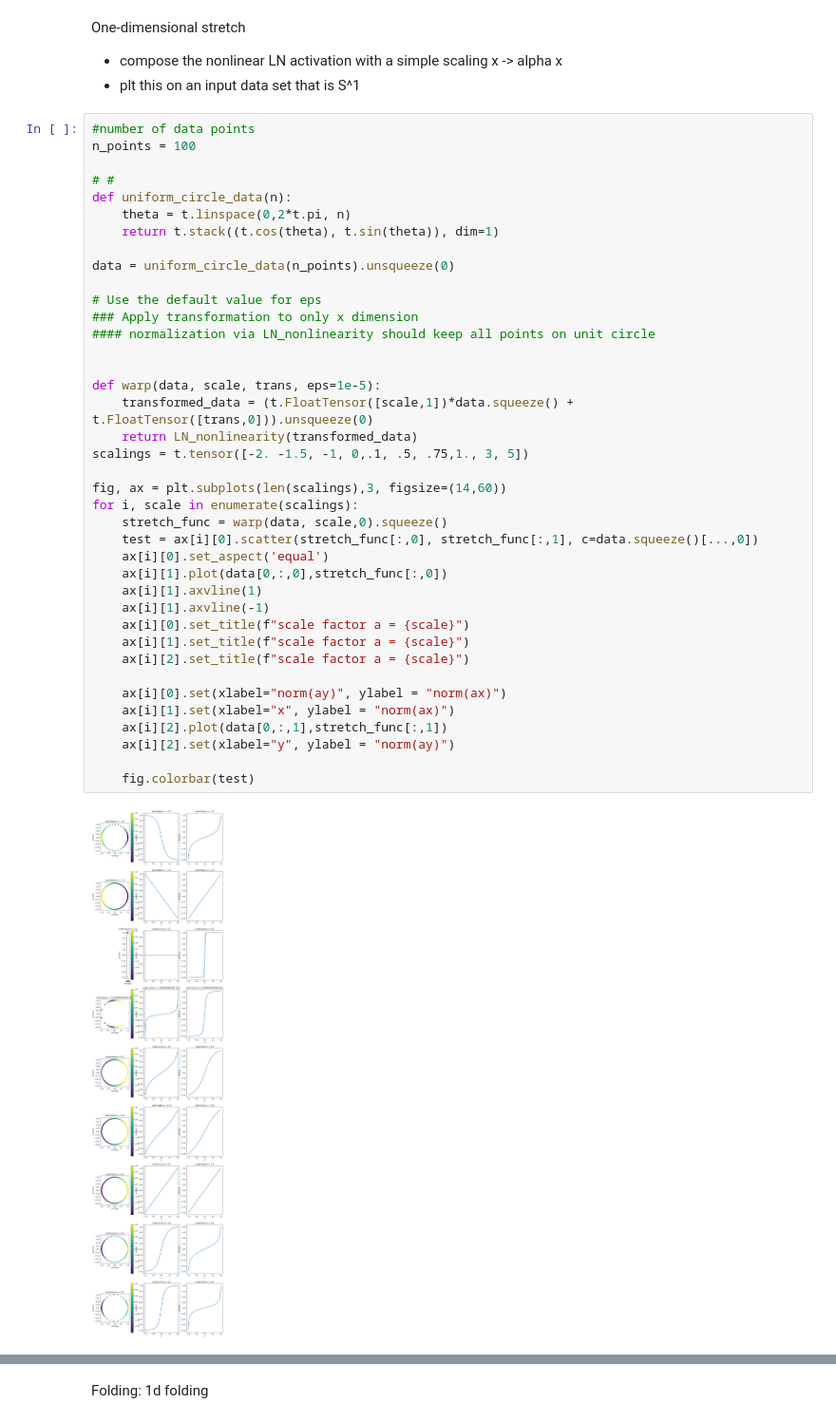
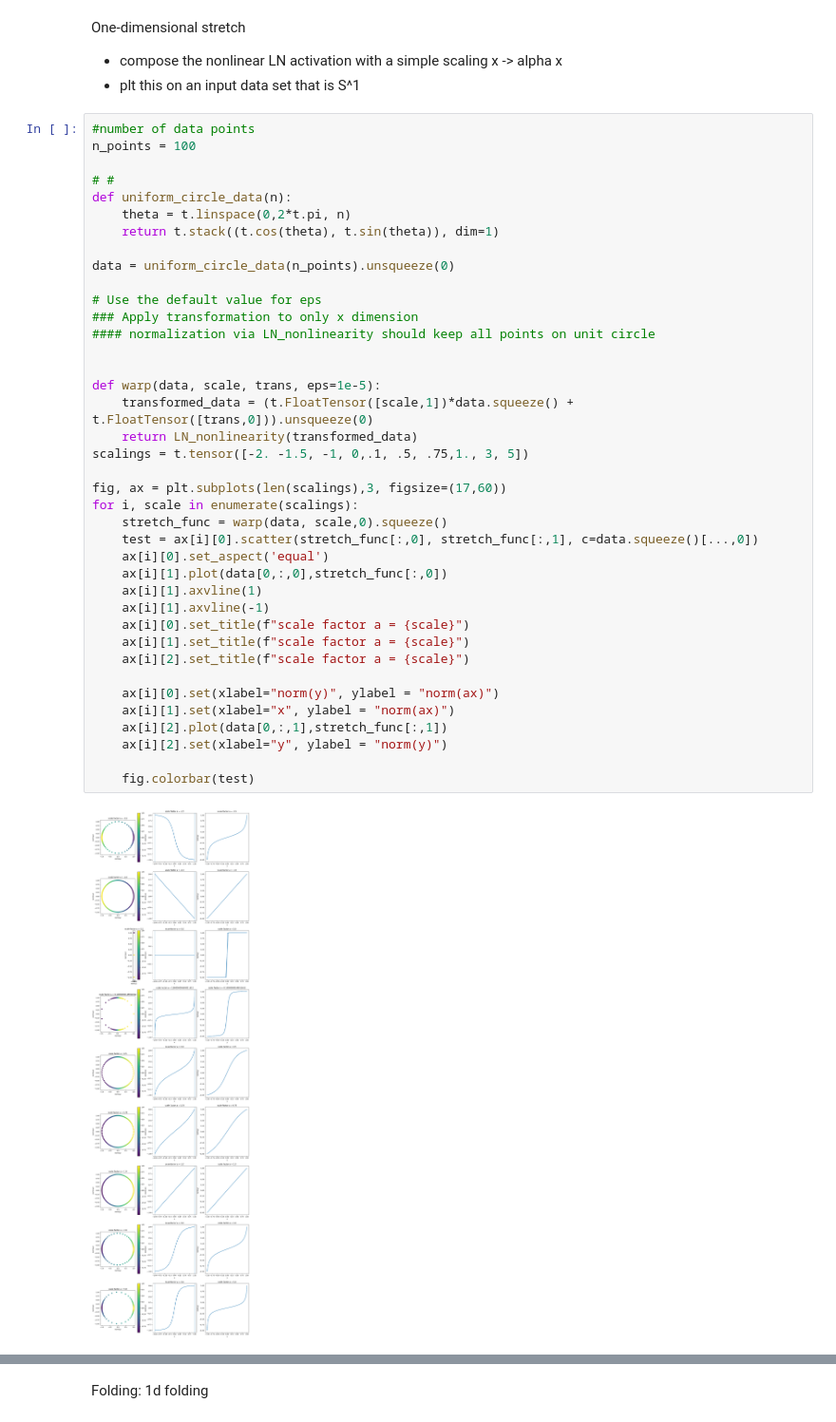
Before and after one commit to lbg251/Up-skilling, a Jupyter notebook: UnderstandingLayerNorm.ipynb, the cells around one changed output, grey strips where cells are left out. Shown at 95% size. Cells and saved outputs as stored; diff of their text form.

Commit message:
fixed some plots

```diff
--- a/UnderstandingLayerNorm.ipynb
+++ b/UnderstandingLayerNorm.ipynb
@@ -123,37 +123,37 @@ def uniform_circle_data(n):
     return t.stack((t.cos(theta), t.sin(theta)), dim=1)
 
 data = uniform_circle_data(n_points).unsqueeze(0)
 
 # Use the default value for eps
 ### Apply transformation to only x dimension
 #### normalization via LN_nonlinearity should keep all points on unit circle
 
 
 def warp(data, scale, trans, eps=1e-5):
     transformed_data = (t.FloatTensor([scale,1])*data.squeeze() + t.FloatTensor([trans,0])).unsqueeze(0)
     return LN_nonlinearity(transformed_data)
 scalings = t.tensor([-2. -1.5, -1, 0,.1, .5, .75,1., 3, 5])
 
-fig, ax = plt.subplots(len(scalings),3, figsize=(14,60))
+fig, ax = plt.subplots(len(scalings),3, figsize=(17,60))
 for i, scale in enumerate(scalings):
     stretch_func = warp(data, scale,0).squeeze()
     test = ax[i][0].scatter(stretch_func[:,0], stretch_func[:,1], c=data.squeeze()[...,0])
     ax[i][0].set_aspect('equal')
     ax[i][1].plot(data[0,:,0],stretch_func[:,0])
     ax[i][1].axvline(1)
     ax[i][1].axvline(-1)
     ax[i][0].set_title(f"scale factor a = {scale}")
     ax[i][1].set_title(f"scale factor a = {scale}")
     ax[i][2].set_title(f"scale factor a = {scale}")
 
-    ax[i][0].set(xlabel="norm(ay)", ylabel = "norm(ax)")
+    ax[i][0].set(xlabel="norm(y)", ylabel = "norm(ax)")
     ax[i][1].set(xlabel="x", ylabel = "norm(ax)")
     ax[i][2].plot(data[0,:,1],stretch_func[:,1])
-    ax[i][2].set(xlabel="y", ylabel = "norm(ay)")
+    ax[i][2].set(xlabel="y", ylabel = "norm(y)")
 
     fig.colorbar(test)
 # %% [output]
-[figure, old version]
+[figure, new version]
 # %%
 #Sanity check: Because x and y are just sin and cos, we can express each "stretch activation" in terms of only x or only y:
 scale_sub = scalings[:len(scalings)//2]
```
Also changed, not shown: parts of 5 cells of this notebook.
